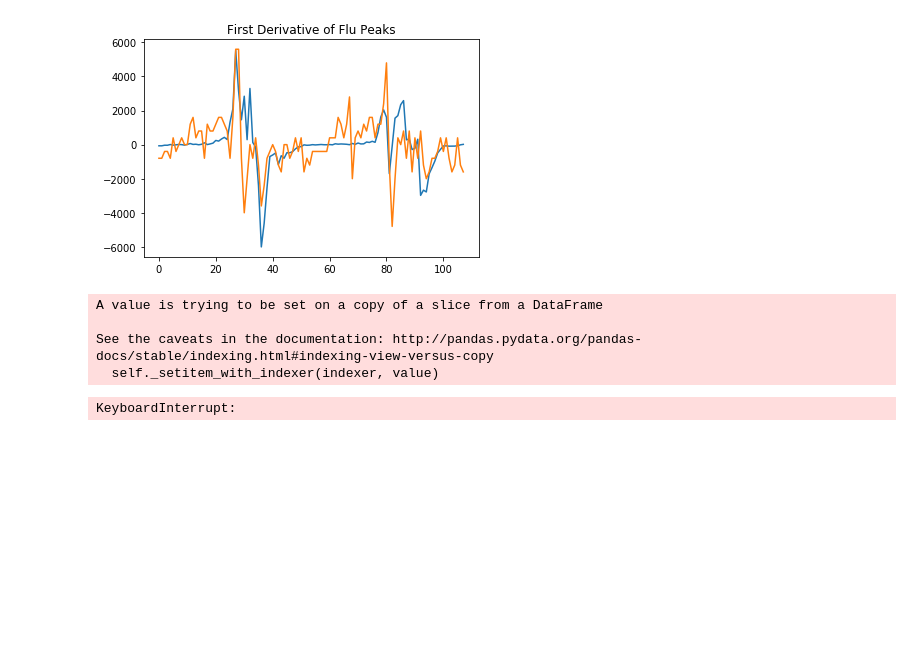
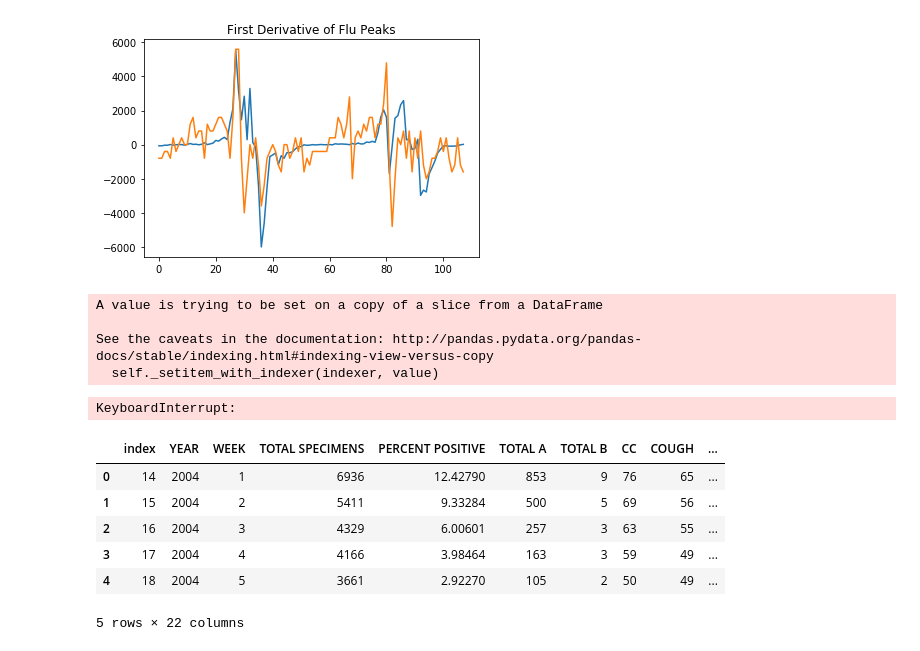
Before and after one commit to shreyaj1212/Influenza-Trends, a Jupyter notebook: Regression-People Tested.ipynb, the cells around one changed output. Saved outputs shown, nothing was run; the diff lists cells and outputs as text; code cells hidden in the pictures; blank space fills up the shorter version.

```diff
--- a/Regression-People Tested.ipynb
+++ b/Regression-People Tested.ipynb
@@ -76,6 +76,31 @@ A value is trying to be set on a copy of a slice from a DataFrame
 See the caveats in the documentation: http://pandas.pydata.org/pandas-docs/stable/indexing.html#indexing-view-versus-copy
   self._setitem_with_indexer(indexer, value)
 KeyboardInterrupt:
+# %%
+import math
+sines = pd.Series()
+cos = pd.Series()
+for i in range(len(data)):
+    sines=sines.append(pd.Series(math.sin(i*0.04)*40))
+    cos = cos.append(pd.Series(math.cos(i*0.04)*40))
+
+cos.reset_index(drop=True,inplace=True)
+data=pd.concat([data,cos],axis=1)
+data=data.rename(columns={0:"cos"})
+
+sines.reset_index(drop=True,inplace=True)
+data=pd.concat([data,sines],axis=1)
+data=data.rename(columns={0:"sines"})
+
+data.head()
+# %% [output]
+|  | index | YEAR | WEEK | TOTAL SPECIMENS | PERCENT POSITIVE | TOTAL A | TOTAL B | CC | COUGH | ... |
+| 0 | 14 | 2004 | 1 | 6936 | 12.42790 | 853 | 9 | 76 | 65 | ... |
+| 1 | 15 | 2004 | 2 | 5411 | 9.33284 | 500 | 5 | 69 | 56 | ... |
+| 2 | 16 | 2004 | 3 | 4329 | 6.00601 | 257 | 3 | 63 | 55 | ... |
+| 3 | 17 | 2004 | 4 | 4166 | 3.98464 | 163 | 3 | 59 | 49 | ... |
+| 4 | 18 | 2004 | 5 | 3661 | 2.92270 | 105 | 2 | 50 | 49 | ... |
+5 rows × 22 columns
 # %%
 data = data.rename(columns={0:'total spec derv',1:'cough derv'})
 # %%
```
Also changed, not shown: parts of 2 cells of this notebook.
